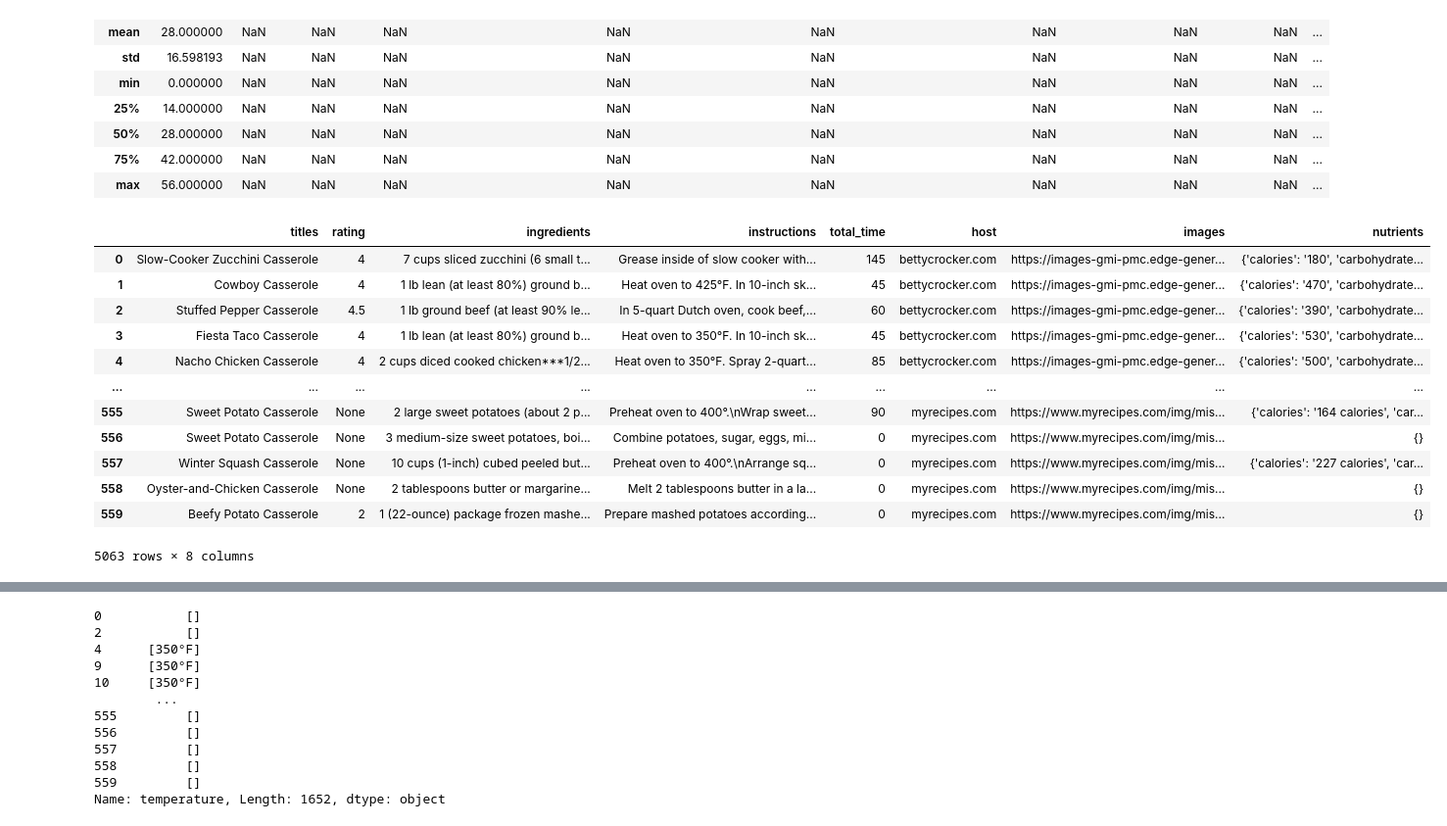
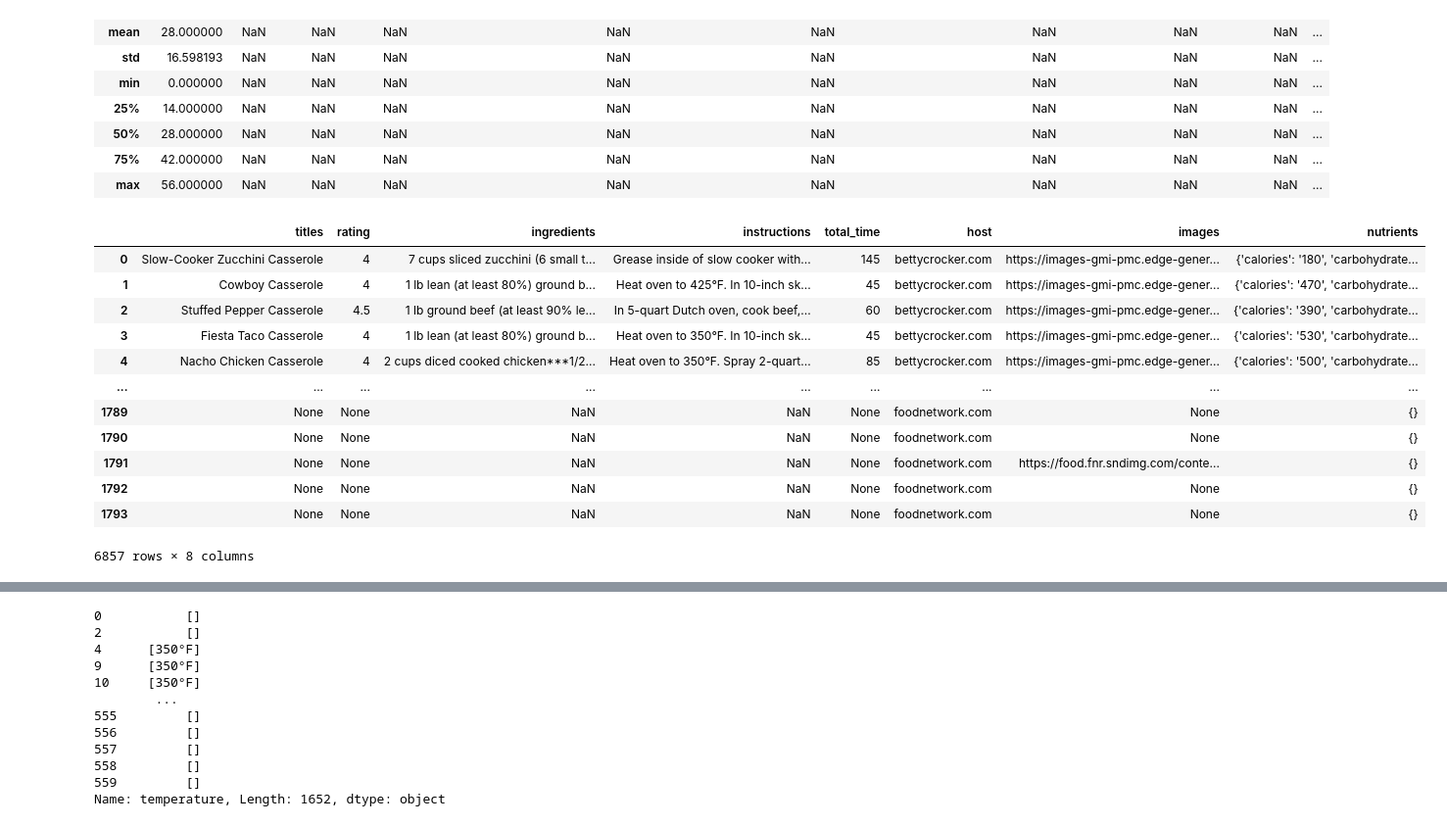
Before and after one commit to worldsbestdad/NSS-capstone-placeholder, a Jupyter notebook: notebooks/Cleanerdata.ipynb, the cells around one changed output, grey strips where cells are left out. Shown at 98% size. Drawn from its saved outputs; the diff is of its cells as text; code cells hidden in the pictures.

```diff
--- a/notebooks/Cleanerdata.ipynb
+++ b/notebooks/Cleanerdata.ipynb
@@ -21,6 +21,7 @@ cc = pd.read_excel('../data/closetcooking.xlsx')
 #cl = pd.read_excel('../data/countryliving.xlsx')
 f5 = pd.read_excel('../data/food52.xlsx')
 mr = pd.read_excel('../data/myrecipes.xlsx')
+fn = pd.read_excel('../data/foodnetwork.xlsx')
 # %%
 t = t.drop(t[t.rating == 'None'].index)
 t['rating'] = t['rating'].astype('int')/20
@@ -136,31 +137,31 @@ pw.describe(include='all')
 # %%
 recipes = pd.DataFrame()
 #there is 100% a better way of doing this, in like a loop or something. But I'm in too deep and I'm trying to keep yada yada yada
-recipes['titles'] = pd.concat([bc['titles'], ar['titles'], ba['titles'], f['titles'], sl['titles'], pw['titles'], t['titles'], lsj['titles'], nyt['titles'], ms['titles'], e['titles'], ak['titles'], cc['titles'], f5['titles'], mr['titles']])
-recipes['rating'] = pd.concat([bc['rating'].astype('str'), ar['rating'].astype('str'), ba['rating'].astype('str'), f['rating'].astype('str'), sl['rating'].astype('str'), pw['rating'].astype('str'),t['rating'].astype('str'), lsj['rating'].astype('str'), nyt['rating'].astype('str'), ms['rating'].astype('str'), e['rating'].astype('str'), ak['rating'].astype('str'), cc['rating'].astype('str'), f5['rating'].astype('str'), mr['rating'].astype('str')])
-recipes['ingredients'] = pd.concat([bc['ingredients'], ar['ingredients'], ba['ingredients'], f['ingredients'], sl['ingredients'], pw['ingredients'], t['ingredients'], lsj['ingredients'], nyt['ingredients'], ms['ingredients'], e['ingredients'], ak['ingredients'], cc['ingredients'], f5['ingredients'], mr['ingredients']])
-recipes['instructions'] = pd.concat([bc['instructions'], ar['instructions'], ba['instructions'], f['instructions'], sl['instructions'], pw['instructions'], t['instructions'], lsj['instructions'], nyt['instructions'], ms['instructions'], e['instructions'], ak['instructions'], cc['instructions'], f5['instructions'], mr['instructions']])
-recipes['total_time'] = pd.concat([bc['total_time'], ar['total_time'], ba['total_time'], f['total_time'], sl['total_time'], pw['total_time'], t['total_time'], lsj['total_time'], nyt['total_time'], ms['total_time'], e['total_time'], ak['total_time'], cc['total_time'], f5['total_time'], mr['total_time']])
-recipes['host'] = pd.concat([bc['host'], ar['host'], ba['host'], f['host'], sl['host'], pw['host'], t['host'], lsj['host'], nyt['host'], ms['host'], e['host'], ak['host'], cc['host'], f5['host'], mr['host']])
-recipes['images'] = pd.concat([bc['images'], ar['images'], ba['images'], f['images'], sl['images'], pw['images'], t['images'], lsj['images'], nyt['images'], ms['images'], e['images'], ak['images'], cc['images'], f5['images'], mr['images']])
+recipes['titles'] = pd.concat([bc['titles'], ar['titles'], ba['titles'], f['titles'], sl['titles'], pw['titles'], t['titles'], lsj['titles'], nyt['titles'], ms['titles'], e['titles'], ak['titles'], cc['titles'], f5['titles'], mr['titles'], fn['titles']])
+recipes['rating'] = pd.concat([bc['rating'].astype('str'), ar['rating'].astype('str'), ba['rating'].astype('str'), f['rating'].astype('str'), sl['rating'].astype('str'), pw['rating'].astype('str'),t['rating'].astype('str'), lsj['rating'].astype('str'), nyt['rating'].astype('str'), ms['rating'].astype('str'), e['rating'].astype('str'), ak['rating'].astype('str'), cc['rating'].astype('str'), f5['rating'].astype('str'), mr['rating'].astype('str'),  fn['rating'].astype('str')])
+recipes['ingredients'] = pd.concat([bc['ingredients'], ar['ingredients'], ba['ingredients'], f['ingredients'], sl['ingredients'], pw['ingredients'], t['ingredients'], lsj['ingredients'], nyt['ingredients'], ms['ingredients'], e['ingredients'], ak['ingredients'], cc['ingredients'], f5['ingredients'], mr['ingredients'], fn['ingredients']])
+recipes['instructions'] = pd.concat([bc['instructions'], ar['instructions'], ba['instructions'], f['instructions'], sl['instructions'], pw['instructions'], t['instructions'], lsj['instructions'], nyt['instructions'], ms['instructions'], e['instructions'], ak['instructions'], cc['instructions'], f5['instructions'], mr['instructions'],fn['instructions']])
+recipes['total_time'] = pd.concat([bc['total_time'], ar['total_time'], ba['total_time'], f['total_time'], sl['total_time'], pw['total_time'], t['total_time'], lsj['total_time'], nyt['total_time'], ms['total_time'], e['total_time'], ak['total_time'], cc['total_time'], f5['total_time'], mr['total_time'], fn['total_time']])
+recipes['host'] = pd.concat([bc['host'], ar['host'], ba['host'], f['host'], sl['host'], pw['host'], t['host'], lsj['host'], nyt['host'], ms['host'], e['host'], ak['host'], cc['host'], f5['host'], mr['host'], fn['host']])
+recipes['images'] = pd.concat([bc['images'], ar['images'], ba['images'], f['images'], sl['images'], pw['images'], t['images'], lsj['images'], nyt['images'], ms['images'], e['images'], ak['images'], cc['images'], f5['images'], mr['images'], fn['images']])
 #couldn't get nutrients to work properly for southern living
 #nevermind i just pulled the data wrong whoopsies.
-recipes['nutrients'] = pd.concat([bc['nutrients'], ar['nutrients'], ba['nutrients'], f['nutrients'], sl['nutrients'], pw['nutrients'], t['nutrients'], lsj['nutrients'], nyt['nutrients'], ms['nutrients'], e['nutrients'], ak['nutrients'], cc['nutrients'], f5['nutrients'], mr['nutrients']])
+recipes['nutrients'] = pd.concat([bc['nutrients'], ar['nutrients'], ba['nutrients'], f['nutrients'], sl['nutrients'], pw['nutrients'], t['nutrients'], lsj['nutrients'], nyt['nutrients'], ms['nutrients'], e['nutrients'], ak['nutrients'], cc['nutrients'], f5['nutrients'], mr['nutrients'], fn['nutrients']])
 recipes
 # %% [output]
 |  | titles | rating | ingredients | instructions | total_time | host | images | nutrients |
 | 0 | Slow-Cooker Zucchini Casserole | 4 | 7 cups sliced zucchini (6 small t... | Grease inside of slow cooker with... | 145 | bettycrocker.com | https://images-gmi-pmc.edge-gener... | {'calories': '180', 'carbohydrate... |
 | 1 | Cowboy Casserole | 4 | 1 lb lean (at least 80%) ground b... | Heat oven to 425°F. In 10-inch sk... | 45 | bettycrocker.com | https://images-gmi-pmc.edge-gener... | {'calories': '470', 'carbohydrate... |
 | 2 | Stuffed Pepper Casserole | 4.5 | 1 lb ground beef (at least 90% le... | In 5-quart Dutch oven, cook beef,... | 60 | bettycrocker.com | https://images-gmi-pmc.edge-gener... | {'calories': '390', 'carbohydrate... |
 | 3 | Fiesta Taco Casserole | 4 | 1 lb lean (at least 80%) ground b... | Heat oven to 350°F. In 10-inch sk... | 45 | bettycrocker.com | https://images-gmi-pmc.edge-gener... | {'calories': '530', 'carbohydrate... |
 | 4 | Nacho Chicken Casserole | 4 | 2 cups diced cooked chicken***1/2... | Heat oven to 350°F. Spray 2-quart... | 85 | bettycrocker.com | https://images-gmi-pmc.edge-gener... | {'calories': '500', 'carbohydrate... |
 | ... | ... | ... | ... | ... | ... | ... | ... | ... |
-| 555 | Sweet Potato Casserole | None | 2 large sweet potatoes (about 2 p... | Preheat oven to 400°.\nWrap sweet... | 90 | myrecipes.com | https://www.myrecipes.com/img/mis... | {'calories': '164 calories', 'car... |
-| 556 | Sweet Potato Casserole | None | 3 medium-size sweet potatoes, boi... | Combine potatoes, sugar, eggs, mi... | 0 | myrecipes.com | https://www.myrecipes.com/img/mis... | {} |
-| 557 | Winter Squash Casserole | None | 10 cups (1-inch) cubed peeled but... | Preheat oven to 400°.\nArrange sq... | 0 | myrecipes.com | https://www.myrecipes.com/img/mis... | {'calories': '227 calories', 'car... |
-| 558 | Oyster-and-Chicken Casserole | None | 2 tablespoons butter or margarine... | Melt 2 tablespoons butter in a la... | 0 | myrecipes.com | https://www.myrecipes.com/img/mis... | {} |
-| 559 | Beefy Potato Casserole | 2 | 1 (22-ounce) package frozen mashe... | Prepare mashed potatoes according... | 0 | myrecipes.com | https://www.myrecipes.com/img/mis... | {} |
+| 1789 | None | None | NaN | NaN | None | foodnetwork.com | None | {} |
+| 1790 | None | None | NaN | NaN | None | foodnetwork.com | None | {} |
+| 1791 | None | None | NaN | NaN | None | foodnetwork.com | https://food.fnr.sndimg.com/conte... | {} |
+| 1792 | None | None | NaN | NaN | None | foodnetwork.com | None | {} |
+| 1793 | None | None | NaN | NaN | None | foodnetwork.com | None | {} |
-5063 rows × 8 columns
+6857 rows × 8 columns
 # %%
 #The following look for meat or type of meat within the recipes
 recipes['tuna'] = recipes['ingredients'].str.count(r'[Tt]una')
```
Also changed, not shown: parts of 5 cells of this notebook, 2 other files.
